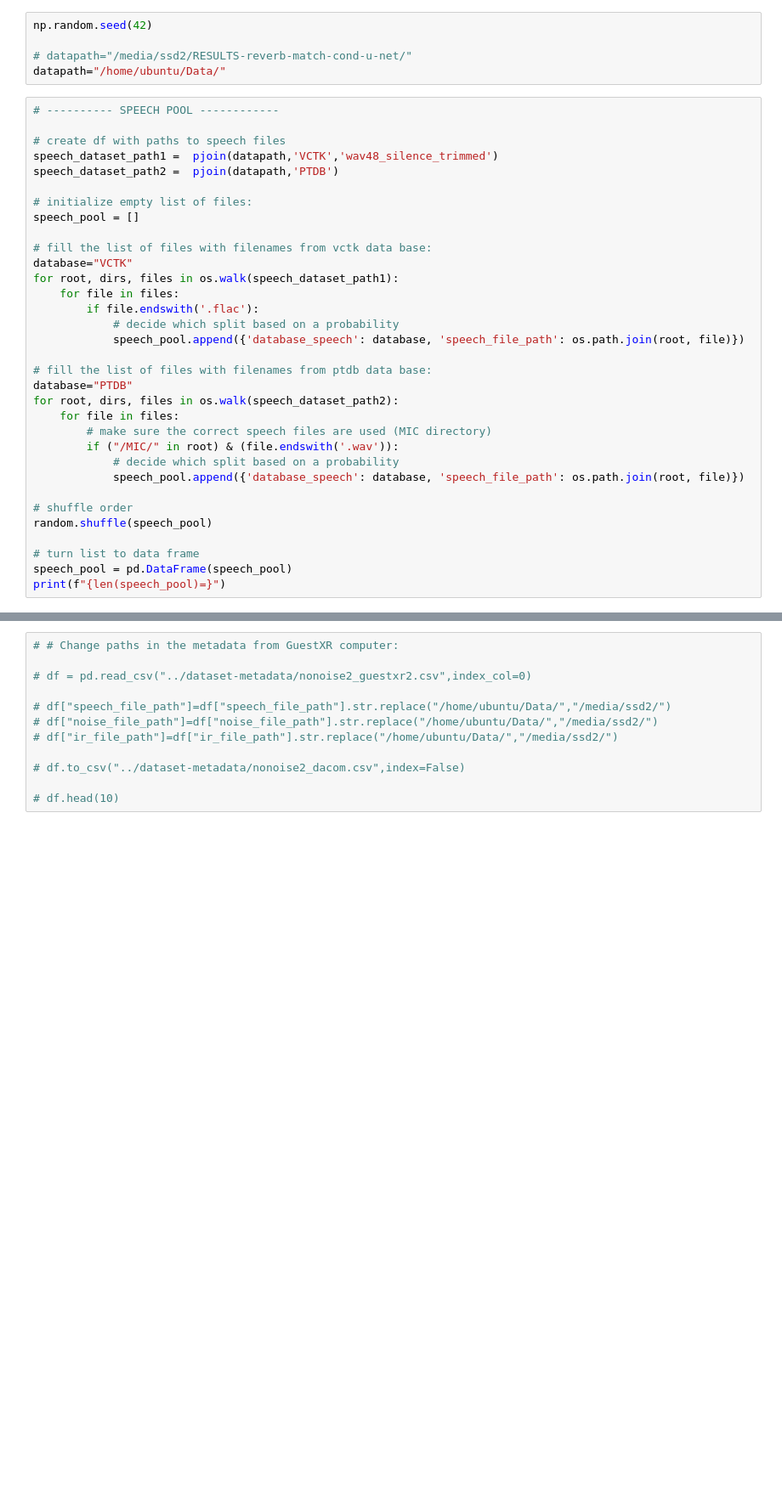
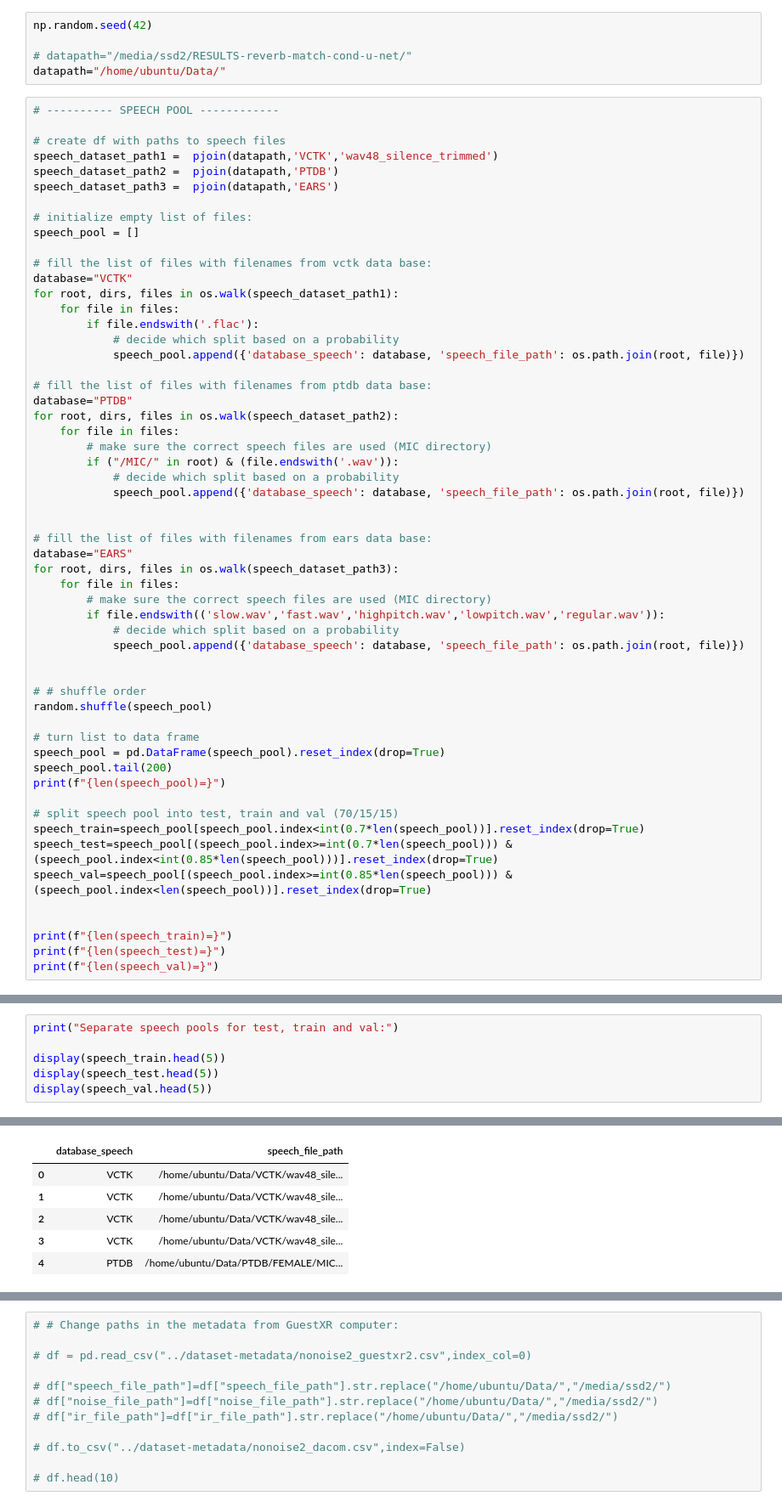
Before and after one commit to joaluba/reverb-match-cond-u-net, a Jupyter notebook: notebooks/dataset_prepare_metadata.ipynb, the cells around one changed output, grey strips where cells are left out. Shown at 85% size. Cells and saved outputs as stored; diff of their text form; blank space fills up the shorter version.

```diff
--- a/notebooks/dataset_prepare_metadata.ipynb
+++ b/notebooks/dataset_prepare_metadata.ipynb
@@ -25,6 +26,7 @@ datapath="/home/ubuntu/Data/"
 # create df with paths to speech files
 speech_dataset_path1 =  pjoin(datapath,'VCTK','wav48_silence_trimmed')
 speech_dataset_path2 =  pjoin(datapath,'PTDB')
+speech_dataset_path3 =  pjoin(datapath,'EARS')
 
 # initialize empty list of files:
 speech_pool = []
@@ -46,10 +48,32 @@ for root, dirs, files in os.walk(speech_dataset_path2):
             # decide which split based on a probability
             speech_pool.append({'database_speech': database, 'speech_file_path': os.path.join(root, file)})
 
-# shuffle order
+
+# fill the list of files with filenames from ears data base:
+database="EARS"
+for root, dirs, files in os.walk(speech_dataset_path3):
+    for file in files:
+        # make sure the correct speech files are used (MIC directory)
+        if file.endswith(('slow.wav','fast.wav','highpitch.wav','lowpitch.wav','regular.wav')):
+            # decide which split based on a probability
+            speech_pool.append({'database_speech': database, 'speech_file_path': os.path.join(root, file)})
+
+
+# # shuffle order
 random.shuffle(speech_pool)
 
 # turn list to data frame
-speech_pool = pd.DataFrame(speech_pool)
+speech_pool = pd.DataFrame(speech_pool).reset_index(drop=True)
+speech_pool.tail(200)
 print(f"{len(speech_pool)=}")
+
+# split speech pool into test, train and val (70/15/15)
+speech_train=speech_pool[speech_pool.index<int(0.7*len(speech_pool))].reset_index(drop=True)
+speech_test=speech_pool[(speech_pool.index>=int(0.7*len(speech_pool))) & (speech_pool.index<int(0.85*len(speech_pool)))].reset_index(drop=True)
+speech_val=speech_pool[(speech_pool.index>=int(0.85*len(speech_pool))) & (speech_pool.index<len(speech_pool))].reset_index(drop=True)
+
+
+print(f"{len(speech_train)=}")
+print(f"{len(speech_test)=}")
+print(f"{len(speech_val)=}")
 # %% [output]
@@ -67,0 +84,7 @@ len(rir_pool)=10000
+# %%
+print("Separate speech pools for test, train and val:")
+
+display(speech_train.head(5))
+display(speech_test.head(5))
+display(speech_val.head(5))
+# %% [output]
@@ -67,0 +92,6 @@ len(rir_pool)=10000
+|  | database_speech | speech_file_path |
+| 0 | VCTK | /home/ubuntu/Data/VCTK/wav48_sile... |
+| 1 | VCTK | /home/ubuntu/Data/VCTK/wav48_sile... |
+| 2 | VCTK | /home/ubuntu/Data/VCTK/wav48_sile... |
+| 3 | VCTK | /home/ubuntu/Data/VCTK/wav48_sile... |
+| 4 | PTDB | /home/ubuntu/Data/PTDB/FEMALE/MIC... |
```
Also changed, not shown: parts of 10 cells of this notebook, 3 other files.
